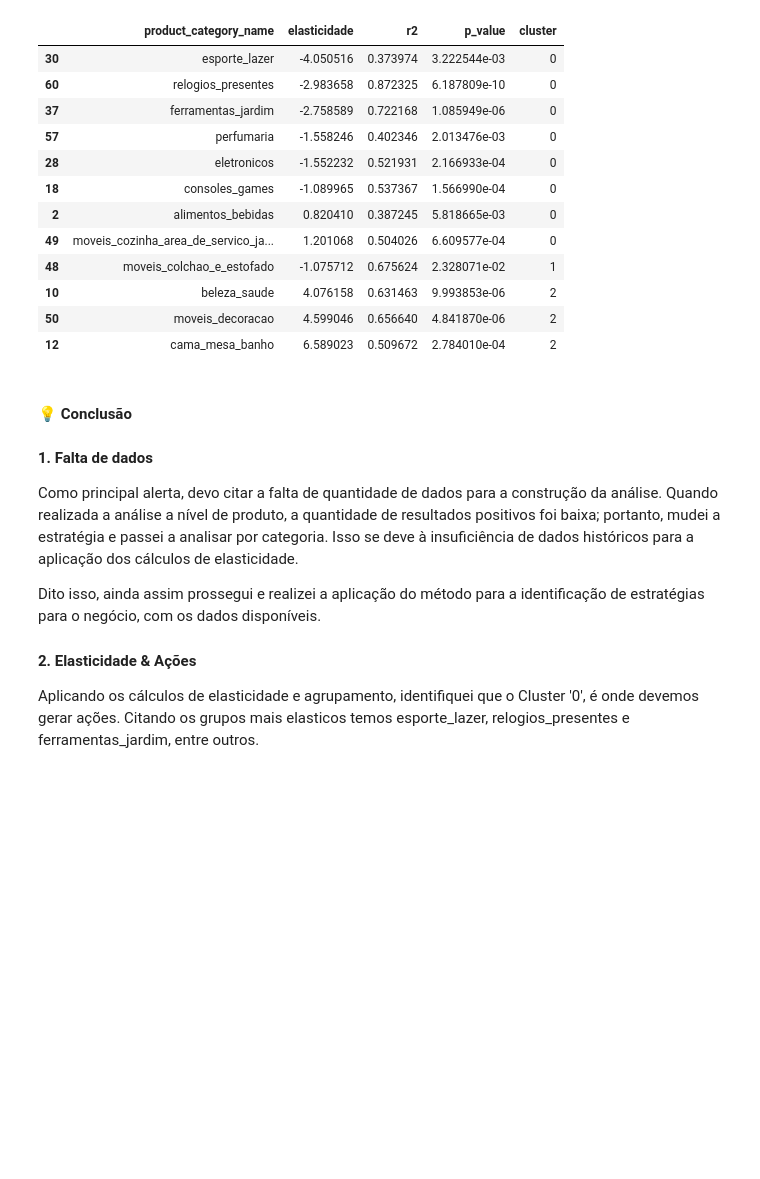
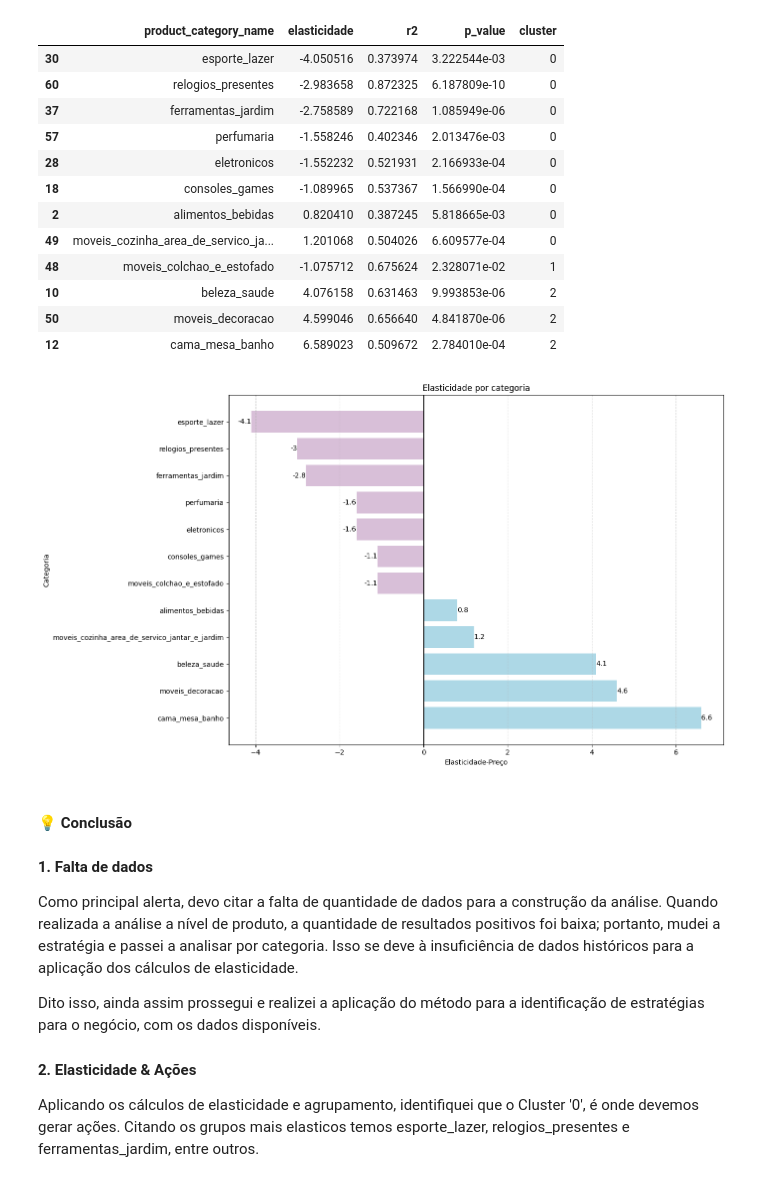
Before and after one commit to diogobueno-analytics/preco-elasticidade-olist, a Jupyter notebook: pricing_elasticity_analysis.ipynb, the cells around one changed output. Drawn from its saved outputs; the diff is of its cells as text; code cells hidden in the pictures; blank space fills up the shorter version.

```diff
--- a/pricing_elasticity_analysis.ipynb
+++ b/pricing_elasticity_analysis.ipynb
@@ -359,6 +360,23 @@ See the caveats in the documentation: https://pandas.pydata.org/pandas-docs/stab
 | 10 | beleza_saude | 4.076158 | 0.631463 | 9.993853e-06 | 2 |
 | 50 | moveis_decoracao | 4.599046 | 0.656640 | 4.841870e-06 | 2 |
 | 12 | cama_mesa_banho | 6.589023 | 0.509672 | 2.784010e-04 | 2 |
+# %%
+df_plot = df_confiavel.sort_values(by='elasticidade', ascending=False)
+
+plt.figure(figsize=(14,8))
+bars = plt.barh(df_plot['product_category_name'],df_plot['elasticidade'].round(1),
+         color=['thistle' if x < 0 else 'lightblue' for x in df_plot['elasticidade'].round(1)])
+
+plt.xlabel('Elasticidade-Preço')
+plt.ylabel('Categoria')
+plt.title('Elasticidade por categoria')
+plt.axvline(0, color='black', linewidth=0.8)
+plt.grid(axis='x', linestyle='--', alpha=0.6 )
+plt.bar_label(container=bars)
+
+plt.tight_layout()
+# %% [output]
+[figure, added]
 # %% [markdown]
 #### 💡 Conclusão
 #### 1. Falta de dados
```
Also changed, not shown: parts of 1 cell of this notebook.
